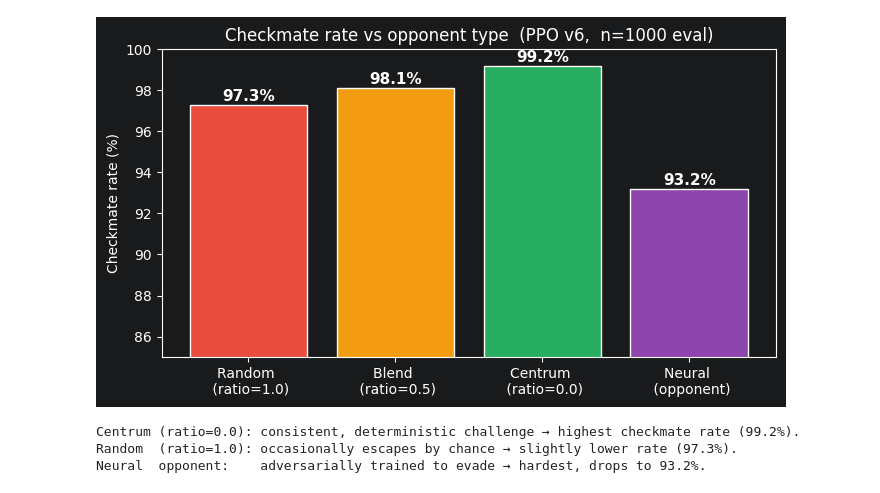
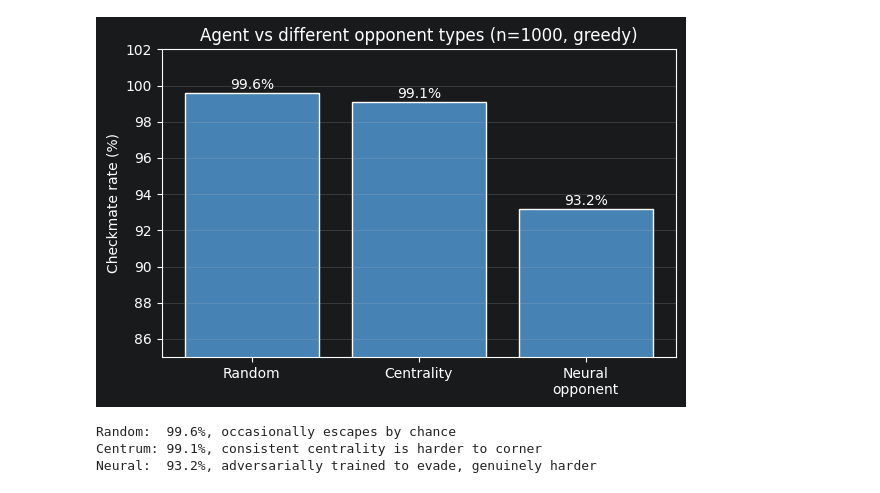
Before and after one commit to anass1090/chessMate_RL, a Jupyter notebook: report/03_training.ipynb, the cells around one changed output. Saved outputs shown, nothing was run; the diff lists cells and outputs as text; code cells hidden in the pictures.

```diff
--- a/report/03_training.ipynb
+++ b/report/03_training.ipynb
@@ -159,36 +165,32 @@ A `PPOOpponent` was trained to play as black and survive as long as possible. Tr
 # %%
-# Checkmate rate of the same PPO v6 agent evaluated against each opponent type.
-# Data source: nb14 final checkpoint evaluated with n=1000 episodes per setting.
-# Neural opponent result: v6 self-play experiment (separate run, n=1000).
+_path = os.path.join(os.path.dirname(os.path.abspath("__file__")), "opponent_eval.json")
+with open(_path) as _f:
+    _opp = json.load(_f)
 
-opp_labels = [
-    "Random \n (ratio=1.0)",
-    "Blend \n (ratio=0.5)",
-    "Centrum \n (ratio=0.0)",
-    "Neural \n (opponent)"
-]
-checkmate  = [97.3, 98.1, 99.2, 93.2]
-colors     = ["#e74c3c", "#f39c12", "#27ae60", "#8e44ad"]
+_labels = ["Random", "Centrality", "Neural\nopponent"]
+_rates  = [_opp["random"]["checkmate_rate"]*100,
+           _opp["centrum"]["checkmate_rate"]*100,
+           _opp["neural"]["checkmate_rate"]*100]
 
-fig, ax = plt.subplots(figsize=(7, 4))
-bars = ax.bar(opp_labels, checkmate, color=colors, edgecolor="white")
+fig, ax = plt.subplots(figsize=(6, 4))
+ax.bar(_labels, _rates, color="steelblue", edgecolor="white")
 ax.set_ylabel("Checkmate rate (%)")
-ax.set_title("Checkmate rate vs opponent type  (PPO v6,  n=1000 eval)")
-ax.set_ylim(85, 100)
-for bar, rate in zip(bars, checkmate):
-    ax.text(bar.get_x() + bar.get_width() / 2, bar.get_height() + 0.2,
-            f"{rate:.1f}%", ha="center", fontsize=11, fontweight="bold")
+ax.set_title("Agent vs different opponent types (n=1000, greedy)")
+ax.set_ylim(85, 102)
+for i, r in enumerate(_rates):
+    ax.text(i, r + 0.2, f"{r:.1f}%", ha="center", fontsize=10)
+ax.grid(axis="y", alpha=0.3)
 plt.tight_layout()
 plt.show()
 
-print("Centrum (ratio=0.0): consistent, deterministic challenge → highest checkmate rate (99.2%).")
-print("Random  (ratio=1.0): occasionally escapes by chance → slightly lower rate (97.3%).")
-print("Neural  opponent:    adversarially trained to evade → hardest, drops to 93.2%.")
+print(f"Random:  {_rates[0]:.1f}%, occasionally escapes by chance")
+print(f"Centrum: {_rates[1]:.1f}%, consistent centrality is harder to corner")
+print(f"Neural:  {_rates[2]:.1f}%, adversarially trained to evade, genuinely harder")
 # %% [output]
-[figure, old version]
+[figure, new version]
-Centrum (ratio=0.0): consistent, deterministic challenge → highest checkmate rate (99.2%).
-Random  (ratio=1.0): occasionally escapes by chance → slightly lower rate (97.3%).
-Neural  opponent:    adversarially trained to evade → hardest, drops to 93.2%.
+Random:  99.6%, occasionally escapes by chance
+Centrum: 99.1%, consistent centrality is harder to corner
+Neural:  93.2%, adversarially trained to evade, genuinely harder
 # %% [markdown]
 ## 6. Curriculum Ratio
 
```
Also changed, not shown: parts of 19 cells of this notebook, 50 other files.
